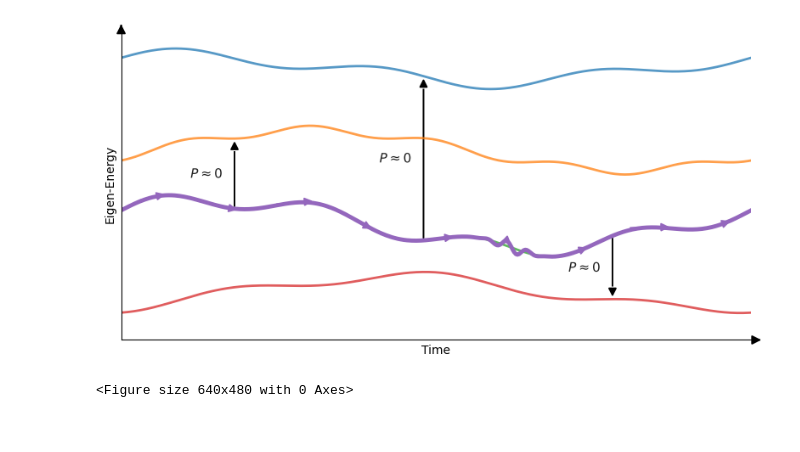
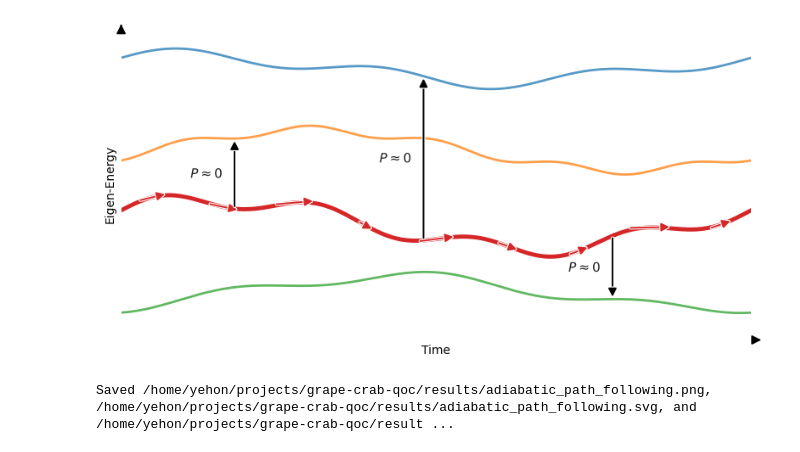
Before and after one commit to Zolti94/HB-GRAPE-qoc, a Jupyter notebook: notebooks/introduction_figs.ipynb, the cells around one changed output. Drawn from its saved outputs; the diff is of its cells as text; code cells hidden in the pictures.

```diff
--- a/notebooks/introduction_figs.ipynb
+++ b/notebooks/introduction_figs.ipynb
@@ -24,13 +24,15 @@ bands = [
 # "Adiabatic path" that tracks the 3rd band with small avoided-crossing-like dip
 path = bands[2].copy()
 dip_center = 0.62
-dip = 0.04*np.exp(-((t-dip_center)/0.03)**2) * np.sin(60*np.pi*(t-dip_center))  # small wiggle
-path = path - dip
+
 
 fig, ax = plt.subplots(figsize=(8, 4.2))
+FIG_INTRO = fig  # keep a handle for downstream export cells
 
 # Plot eigenenergy bands
-for y in bands:
+for idx, y in enumerate(bands):
+    if idx == 2:
+        continue  # skip the tracked band so only the highlighted path remains
     ax.plot(t, y, lw=2, alpha=0.75)
 
 # Plot the followed eigenstate path with slightly thicker line
@@ -58,6 +60,7 @@ def add_path_arrow(tau: float, *, length: float = 0.07) -> None:
         mutation_scale=14,
         lw=1.4,
         color=path_color,
+        zorder=1,
     )
     arrow.set_path_effects([withStroke(linewidth=3, foreground="white")])
     ax.add_patch(arrow)
@@ -88,6 +91,7 @@ def transition_arrow(
         mutation_scale=14,
         lw=1.4,
         color=color,
+        zorder=6,
     )
     arrow.set_path_effects([withStroke(linewidth=3, foreground="white")])
     ax.add_patch(arrow)
@@ -111,39 +115,51 @@ for tau in arrow_times:
     add_path_arrow(float(tau))
 
 transition_specs = [
     (0.18, bands[1], r"$P \approx 0$", "right"),
     (0.48, bands[0], r"$P \approx 0$", "right"),
     (0.78, bands[3], r"$P \approx 0$", "right"),
 ]
 for tau, target, label, align in transition_specs:
     transition_arrow(tau, target, label, text_align=align)
 
 # Labels and axes styling
 ax.set_xlabel("Time")
 ax.set_ylabel("Eigen-Energy")
 ax.set_xlim(0.0, 1.0)
 ax.set_ylim(0.2, 2.5)
 ax.set_xticks([])
 ax.set_yticks([])
 ax.tick_params(bottom=False, left=False, labelbottom=False, labelleft=False)
 axis_arrow_style = dict(arrowstyle="-|>", mutation_scale=16, lw=1.3, color="#000000")
 ax.spines["top"].set_visible(False)
 ax.spines["right"].set_visible(False)
+
 x0, x1 = ax.get_xlim()
 y0, y1 = ax.get_ylim()
 ax.annotate("", xy=(x1 + 0.02 * (x1 - x0), y0), xytext=(x1, y0),
             xycoords="data", arrowprops=axis_arrow_style, annotation_clip=False)
 ax.annotate("", xy=(x0, y1 + 0.02 * (y1 - y0)), xytext=(x0, y1),
             xycoords="data", arrowprops=axis_arrow_style, annotation_clip=False)
 plt.tight_layout()
 plt.show()
 # %% [output]
-[figure, old version]
+[figure, new version]
 # %%
-# Save exports
-png_path = "/home/yehon/projects/grape-crab-qoc/results/adiabatic_trajectories.png"
-svg_path = "/home/yehon/projects/grape-crab-qoc/results/adiabatic_trajectories.svg"
-plt.savefig(png_path, dpi=300, bbox_inches="tight")
-plt.savefig(svg_path, bbox_inches="tight")
+from pathlib import Path
+
+if "FIG_INTRO" not in globals():
+    raise RuntimeError("Run the plotting cell first to populate FIG_INTRO.")
+
+fig = FIG_INTRO
+fig.canvas.draw()  # ensure the canvas is populated before exporting
+
+output_dir = Path("/home/yehon/projects/grape-crab-qoc/results/")
+png_path = output_dir / "adiabatic_path_following.png"
+svg_path = output_dir / "adiabatic_path_following.svg"
+pdf_path = output_dir / "adiabatic_path_following.pdf"
+fig.savefig(png_path, dpi=300, bbox_inches="tight")
+fig.savefig(svg_path, bbox_inches="tight")
+fig.savefig(pdf_path, bbox_inches="tight")
+print(f"Saved {png_path}, {svg_path}, and {pdf_path}")
 # %% [output]
-<Figure size 640x480 with 0 Axes>
+Saved /home/yehon/projects/grape-crab-qoc/results/adiabatic_path_following.png, /home/yehon/projects/grape-crab-qoc/results/adiabatic_path_following.svg, and /home/yehon/projects/grape-crab-qoc/result ...
```
Also changed, not shown: parts of 3 cells of this notebook, 2 other files.
